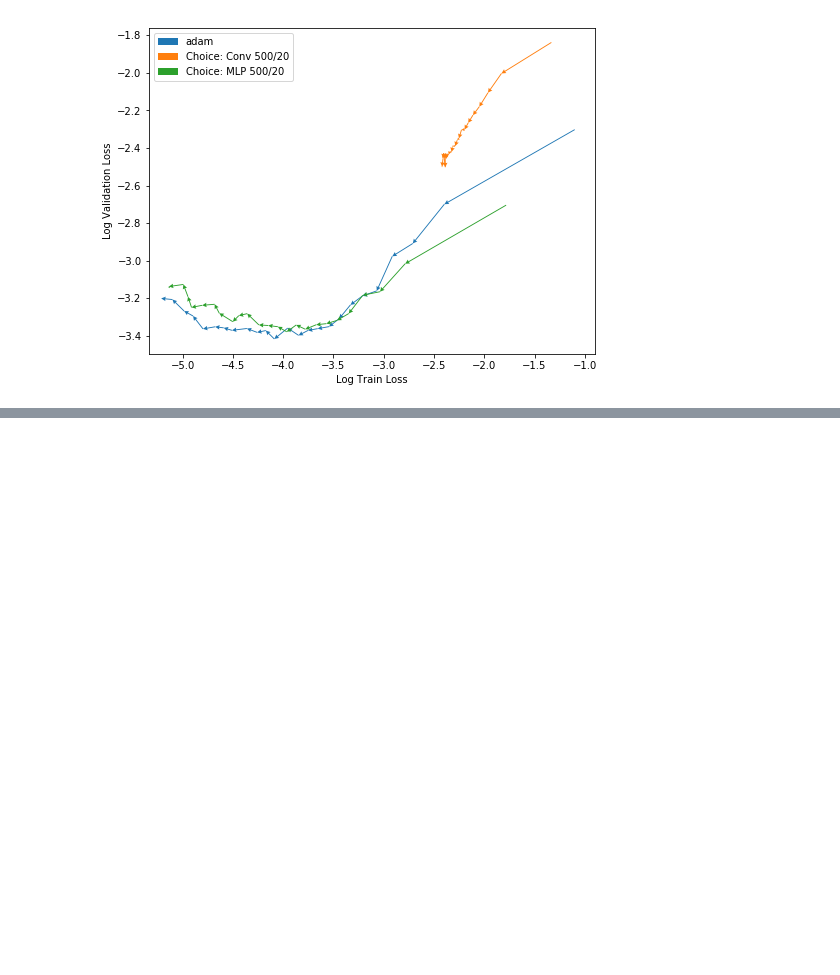
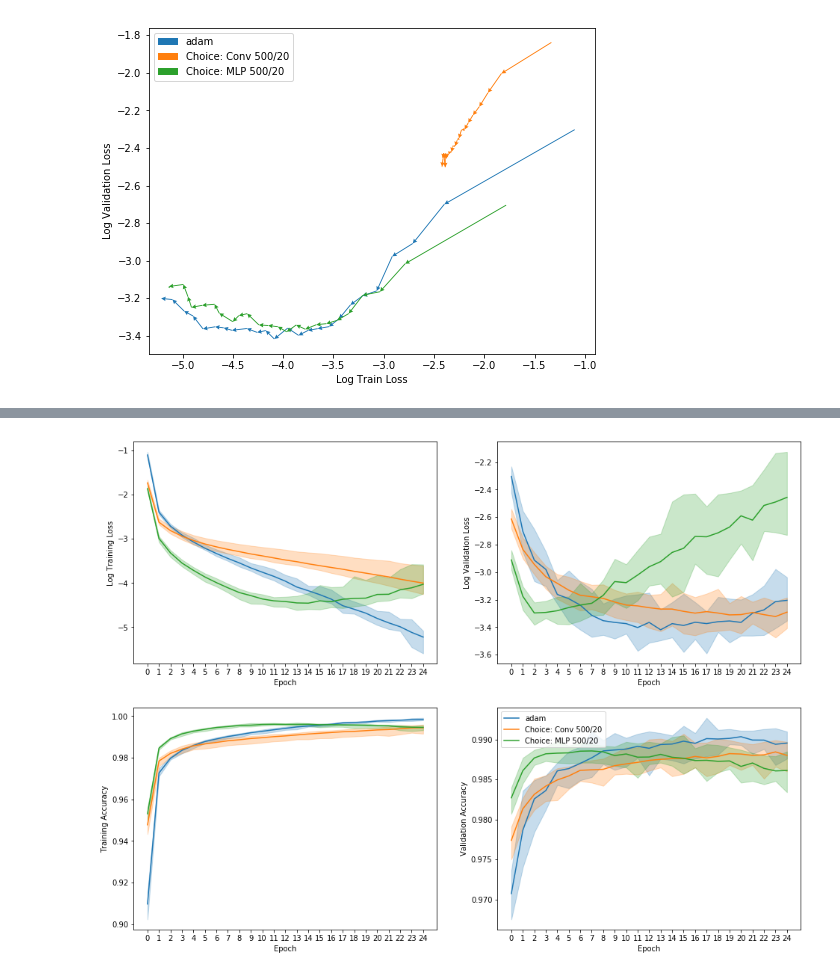
Before and after one commit to thetianshuhuang/l2o, a Jupyter notebook: Untitled.ipynb, the cells around one changed output, grey strips where cells are left out. Drawn from its saved outputs; the diff is of its cells as text; code cells hidden in the pictures; blank space fills up the shorter version.

```diff
--- a/Untitled.ipynb
+++ b/Untitled.ipynb
@@ -13,0 +23,5 @@ axs.legend()
+# %%
+fig, axs = plt.subplots(2, 2, figsize=(16, 12))
+plot.plot_stats(["adam", "choice-20x25C", "choice-20x25M"], axs)
+# %% [output]
+[figure, added]
```
Also changed, not shown: parts of 2 cells of this notebook, 4 other files.
